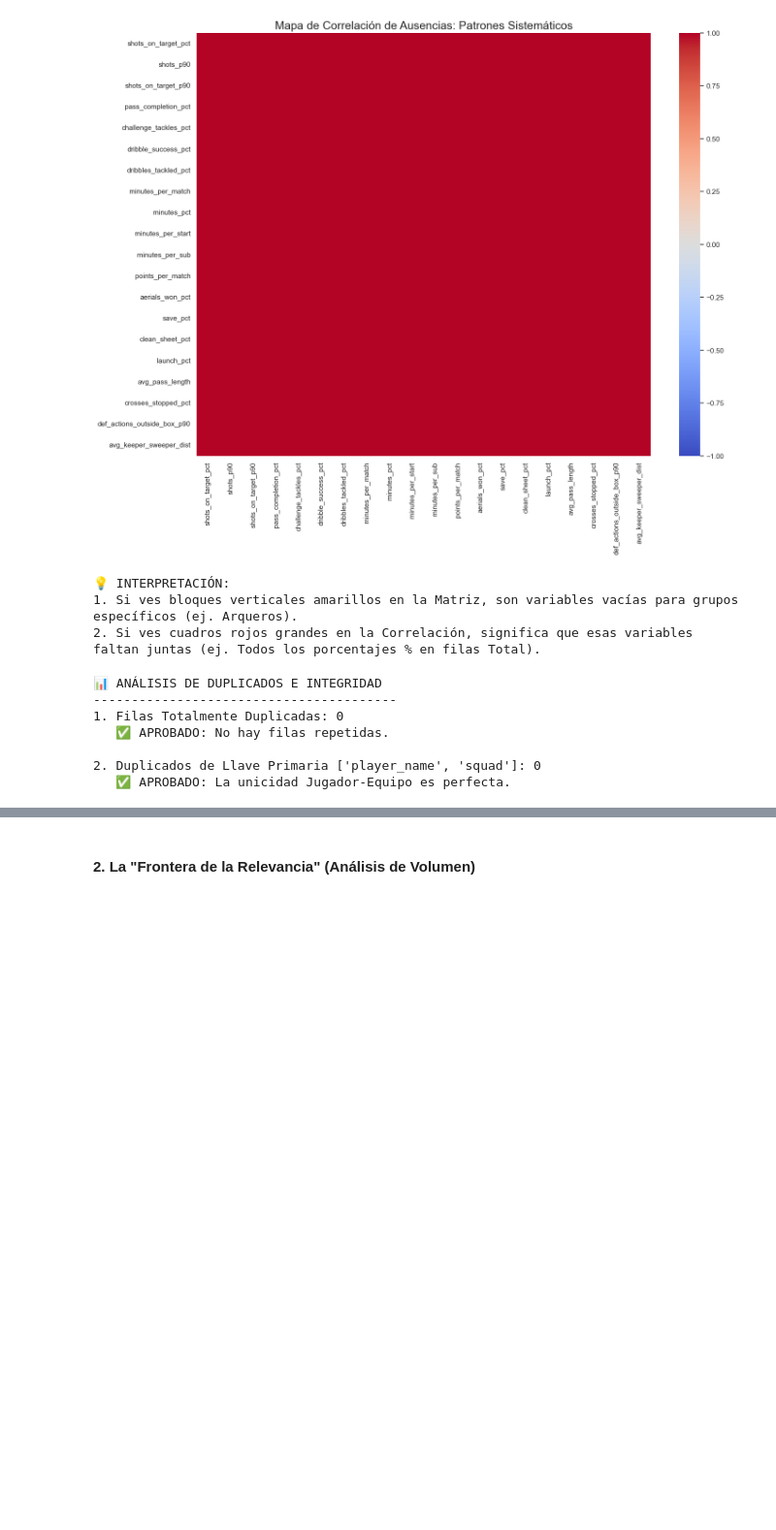
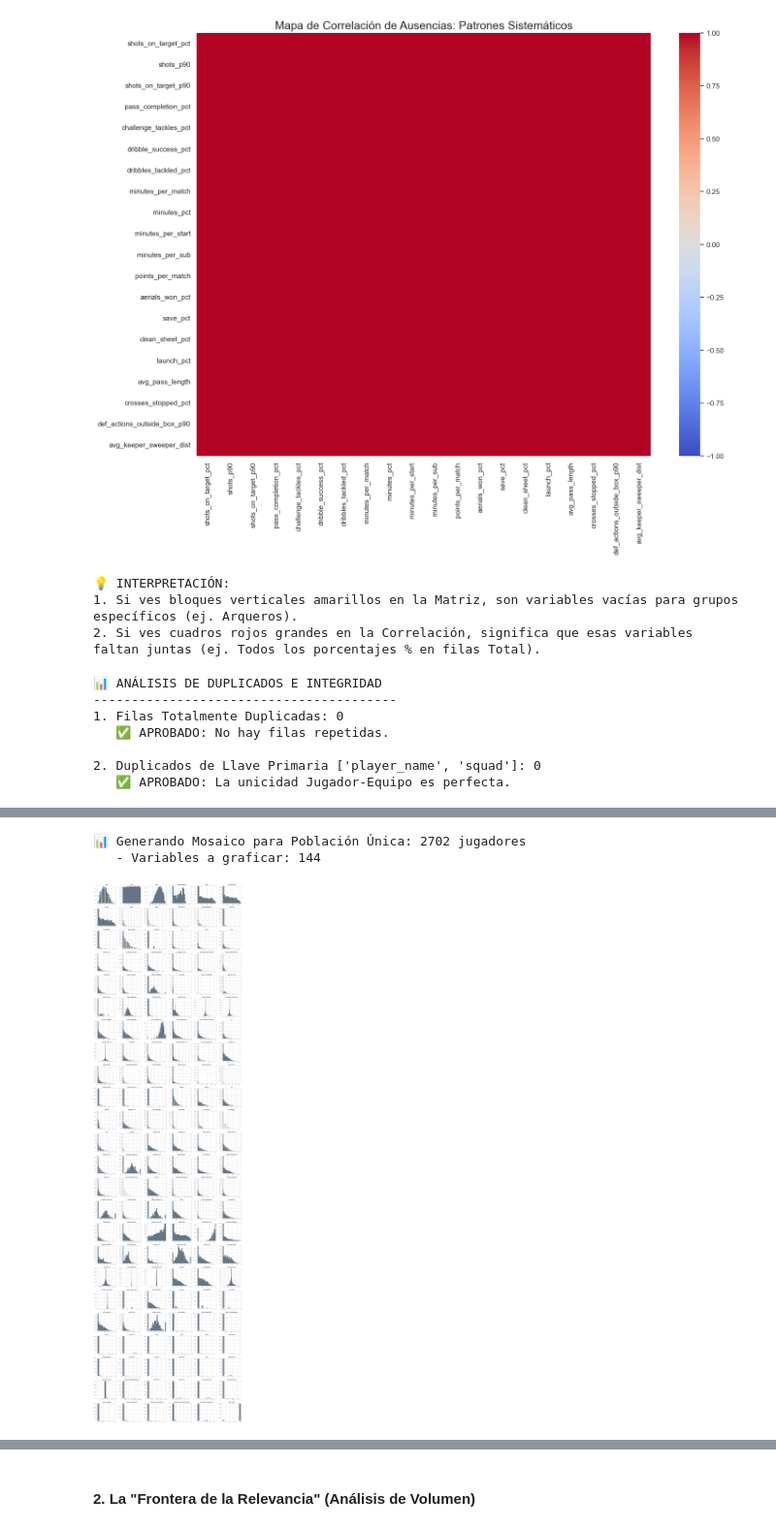
Before and after one commit to RDsanchez-git/Objetive_BallonDor, a Jupyter notebook: notebooks/01_eda_analysis.ipynb, the cells around one changed output, grey strips where cells are left out. Shown at 97% size. Drawn from its saved outputs; the diff is of its cells as text; code cells hidden in the pictures; blank space fills up the shorter version.

```diff
--- a/notebooks/01_eda_analysis.ipynb
+++ b/notebooks/01_eda_analysis.ipynb
@@ -558,0 +704,49 @@ else:
+# %%
+# GRÁFICO DE DISTRIBUCIÓN DE TODAS LAS VARIABLES
+
+# 1. Ordenamos para que 'Total' (team_order=0) quede arriba
+
+df_sorted = df.sort_values(by=['player_name', 'team_order'], ascending=[True, True])
+# Nos quedamos con un solo registro por jugador (el Total si existe)
+df_unique = df_sorted.drop_duplicates(subset='player_name', keep='first')
+
+print(f"📊 Generando Mosaico para Población Única: {len(df_unique)} jugadores")
+
+# 2. Selección Inteligente de Variables
+# 2.1. Solo Numéricas
+numeric_cols = df_unique.select_dtypes(include=['float64', 'int64']).columns
+
+# 2.2. Filtro de "Sombra de Datos" (Eliminar las muy vacías >50% nulos)
+# Esto es vital para que el gráfico no se llene de cuadros vacíos
+threshold = 0.5
+null_pct = df_unique[numeric_cols].isnull().mean()
+valid_cols = null_pct[null_pct < threshold].index.tolist()
+
+total_cols = len(valid_cols)
+cols_per_row = 6
+rows = math.ceil(total_cols / cols_per_row)
+
+print(f"   - Variables a graficar: {total_cols}")
+
+# 3. Crear la Figura Gigante
+plt.figure(figsize=(20, 3 * rows))
+sns.set_theme(style="whitegrid")
+
+for i, col in enumerate(valid_cols):
+    ax = plt.subplot(rows, cols_per_row, i + 1)
+
+    # --- LA CLAVE: Usamos df_unique en lugar de df ---
+    sns.histplot(df_unique[col], kde=False, element="step", color="#34495e", ax=ax)
+
+    # Estética limpia
+    ax.set_title(col, fontsize=10, fontweight='bold', pad=5)
+    ax.set_xlabel('')
+    ax.set_ylabel('')
+    ax.tick_params(labelsize=8)
+
+plt.tight_layout()
+plt.show()
+# %% [output]
+📊 Generando Mosaico para Población Única: 2702 jugadores
+   - Variables a graficar: 144
+[figure, added]
```
Also changed, not shown: parts of 8 cells of this notebook.
